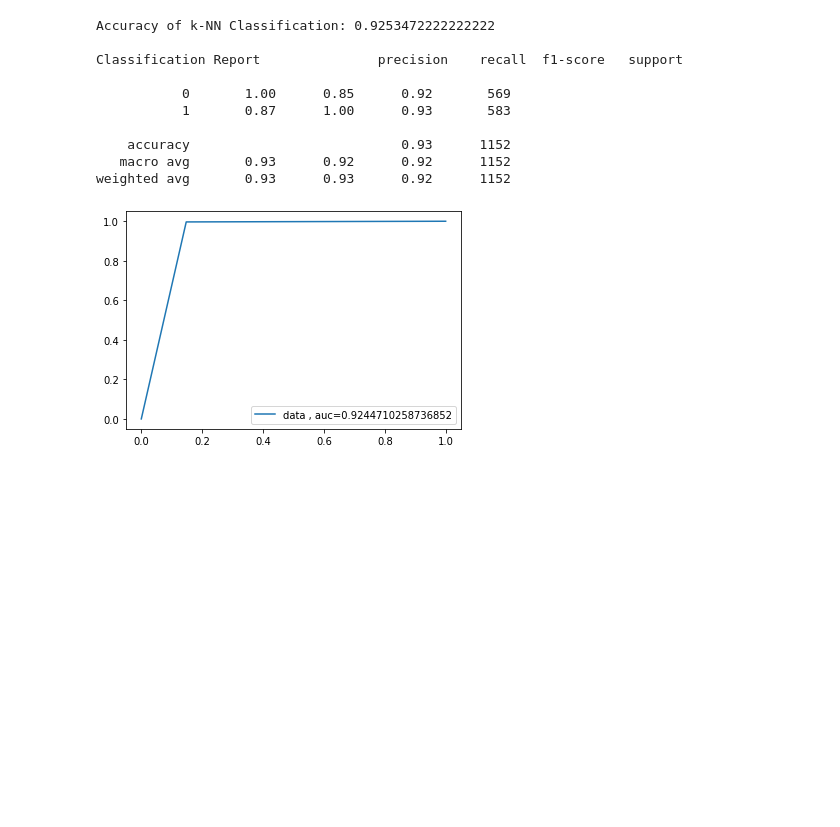
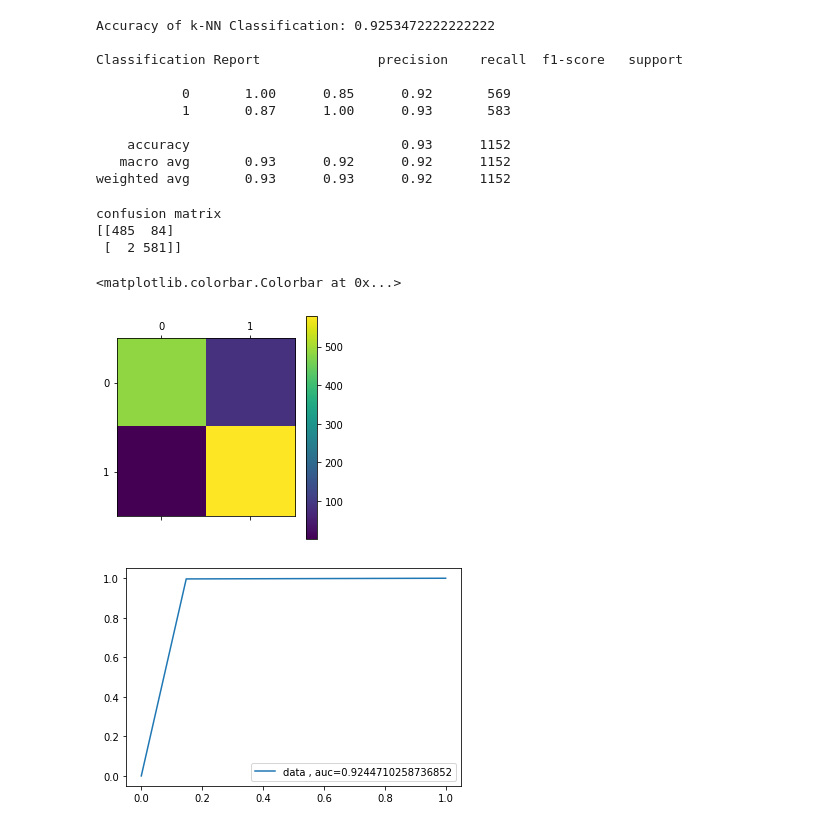
Before and after one commit to SAKSHIDHYANI/Cardiovascular-Risk-Prediction, a Jupyter notebook: Cardiovascular_Risk_Prediction.ipynb, the cells around one changed output. Cells and saved outputs as stored; diff of their text form; code cells hidden in the pictures; blank space fills up the shorter version.

```diff
--- a/Cardiovascular_Risk_Prediction.ipynb
+++ b/Cardiovascular_Risk_Prediction.ipynb
@@ -925,5 +907,5 @@ param_grid = dict(n_neighbors=k_range)
 # implementing Kneighbour Classifier on training data
 
 knn = GridSearchCV(KNeighborsClassifier(), param_grid, cv=10, scoring='accuracy', return_train_score=False,verbose=1)
-knn.fit(train[independent_variables], train[dependent_variables])
+knn.fit(train[independent_variables], train[dependent_variables].values.ravel())
 acc_score = accuracy_score(test[dependent_variables], knn.predict(test_independent))
@@ -943,6 +929,19 @@ Classification Report               precision    recall  f1-score   support
     accuracy                           0.93      1152
    macro avg       0.93      0.92      0.92      1152
 weighted avg       0.93      0.93      0.92      1152
+# %%
+#Confusion Matrix
+conf_matrix = confusion_matrix(test[dependent_variables],knn.predict(test_independent))
+print("confusion matrix")
+print(conf_matrix)
+plt.matshow(conf_matrix)
+plt.colorbar()
+# %% [output]
+confusion matrix
+[[485  84]
+ [  2 581]]
+<matplotlib.colorbar.Colorbar at 0x...>
+[figure, added]
 # %%
 # roc_auc curve
 
```
Also changed, not shown: parts of 16 cells of this notebook.
